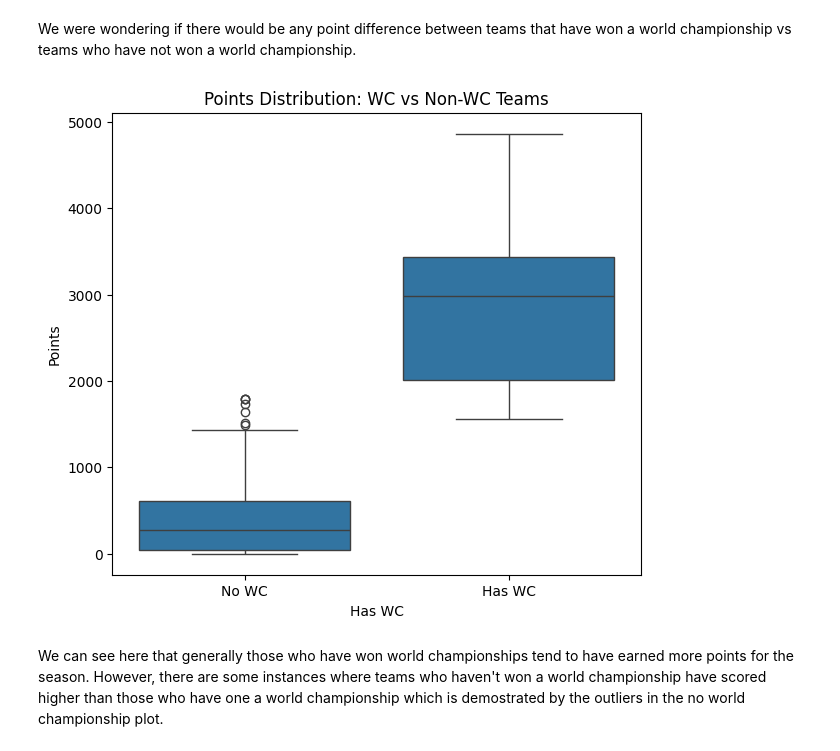
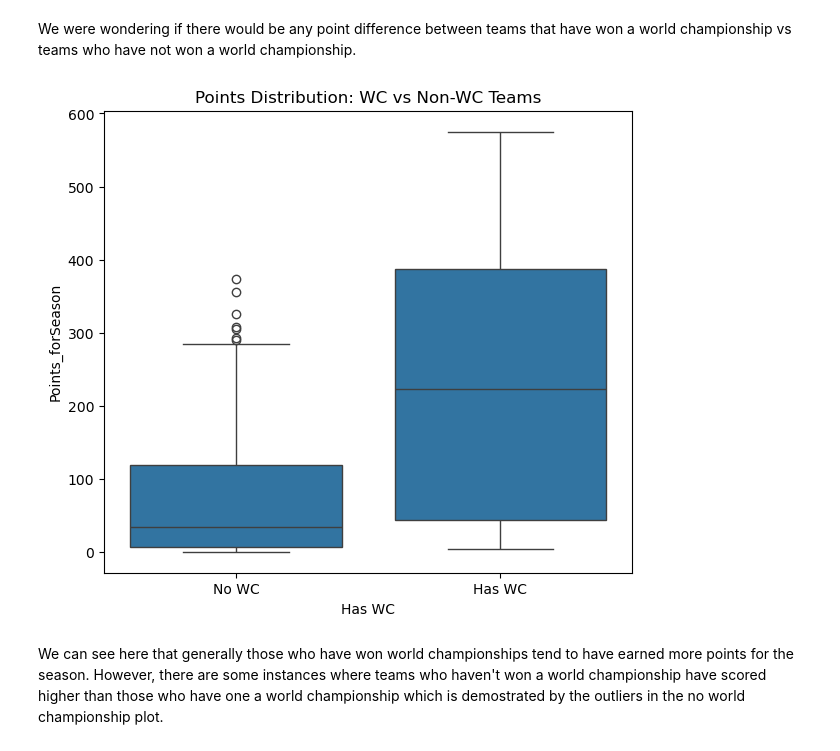
Before and after one commit to Dekamayaro/F1-Prediction-Project, a Jupyter notebook: project.ipynb, the cells around one changed output. Saved outputs shown, nothing was run; the diff lists cells and outputs as text; code cells hidden in the pictures.

```diff
--- a/project.ipynb
+++ b/project.ipynb
@@ -220,0 +230,3 @@ standings = pd.read_csv("Data/standings.csv")
+# %%
+merged_drivers_standings = pd.merge(all_drivers, standings, on=['Number', 'Year'], suffixes=('_driverTotal', '_forSeason'))
+merged_drivers_standings.head()
@@ -223,15 +242,15 @@ We were wondering if there would be any point difference between teams that have
 # %%
 plt.figure(figsize=(15, 6))
 
 # Points comparison
 plt.subplot(1, 2, 1)
-sns.boxplot(x='Has WC', y='Points', data=all_drivers)
+sns.boxplot(x='Has WC', y='Points_forSeason', data=merged_drivers_standings)
 plt.xticks([0, 1], ['No WC', 'Has WC'])
 plt.title('Points Distribution: WC vs Non-WC Teams')
 
 plt.show()
 # %% [output]
-[figure, old version]
+[figure, new version]
 # %% [markdown]
 We can see here that generally those who have won world championships tend to have earned more points for the season. However, there are some instances where teams who haven't won a world championship have scored higher than those who have one a world championship which is demostrated by the outliers in the no world championship plot.
 # %% [markdown]
```
Also changed, not shown: parts of 12 cells of this notebook.
